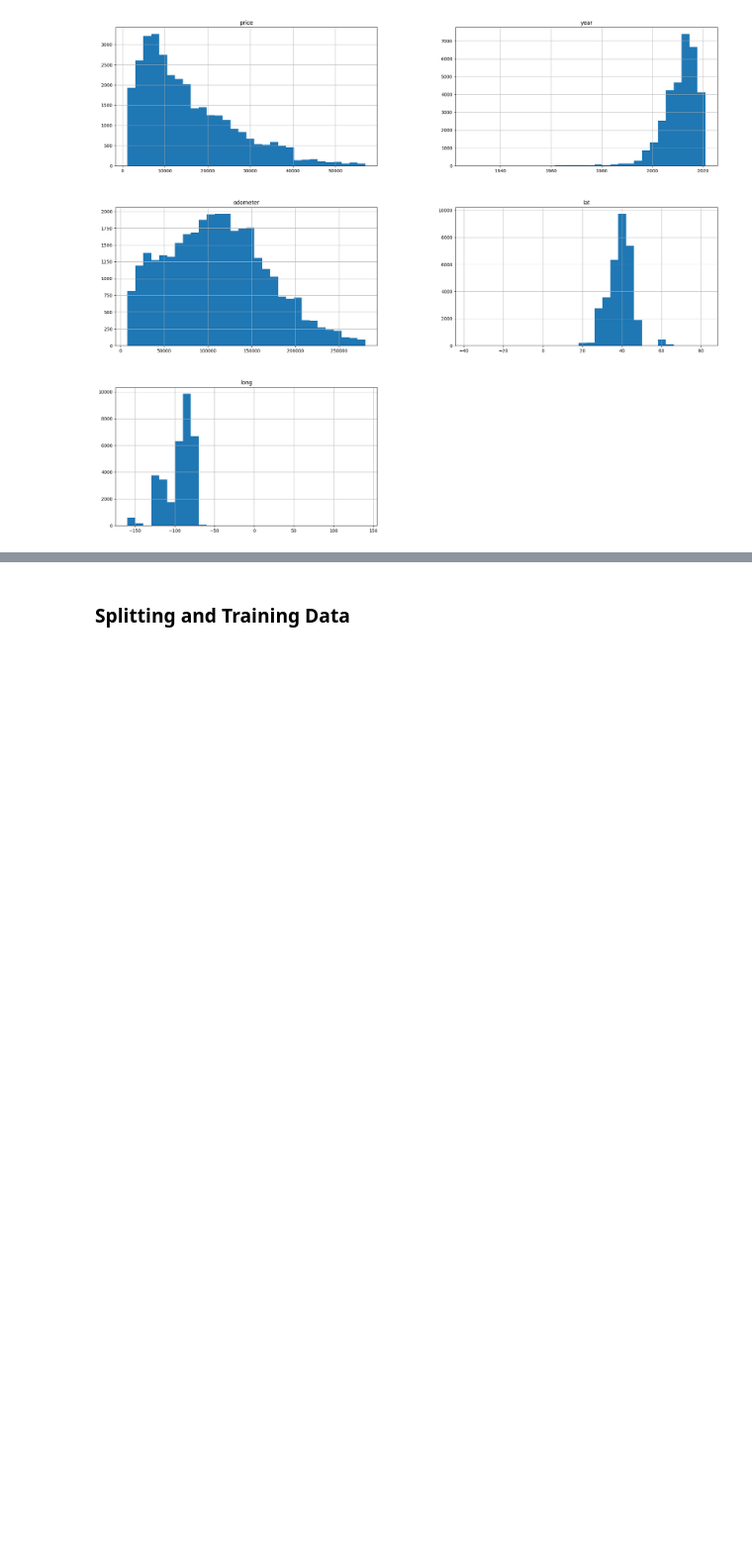
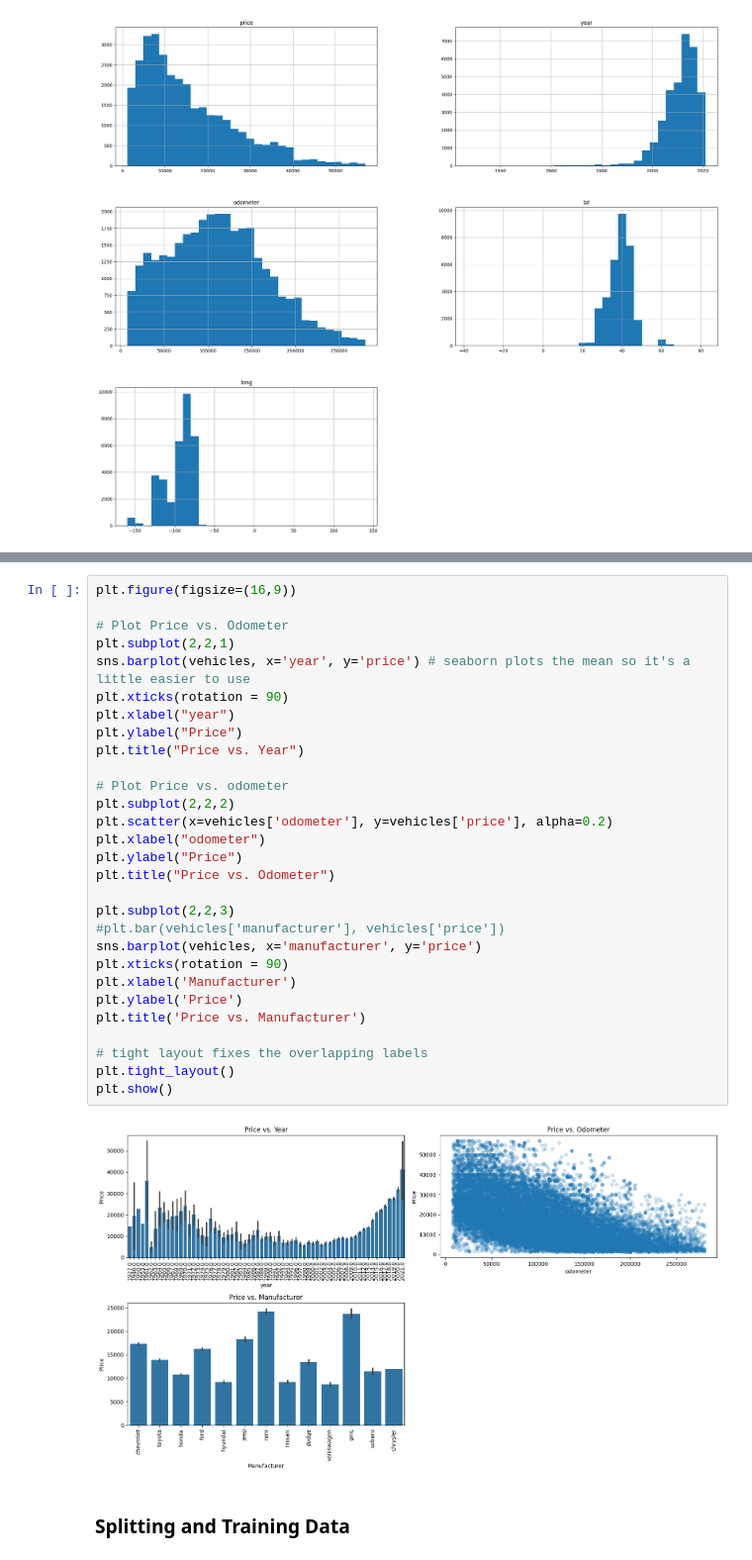
Before and after one commit to Ali7109/3401Project, a Jupyter notebook: src/CarPredictionModel.ipynb, the cells around one changed output, grey strips where cells are left out. Shown at 99% size. Drawn from its saved outputs; the diff is of its cells as text; blank space fills up the shorter version.

```diff
--- a/src/CarPredictionModel.ipynb
+++ b/src/CarPredictionModel.ipynb
@@ -160,3 +163,34 @@ plt.scatter(vehicles['odometer'], vehicles['price'], alpha=0.02)
+# %%
+plt.figure(figsize=(16,9))
+
+# Plot Price vs. Odometer
+plt.subplot(2,2,1)
+sns.barplot(vehicles, x='year', y='price') # seaborn plots the mean so it's a little easier to use
+plt.xticks(rotation = 90)
+plt.xlabel("year")
+plt.ylabel("Price")
+plt.title("Price vs. Year")
+
+# Plot Price vs. odometer
+plt.subplot(2,2,2)
+plt.scatter(x=vehicles['odometer'], y=vehicles['price'], alpha=0.2)
+plt.xlabel("odometer")
+plt.ylabel("Price")
+plt.title("Price vs. Odometer")
+
+plt.subplot(2,2,3)
+#plt.bar(vehicles['manufacturer'], vehicles['price'])
+sns.barplot(vehicles, x='manufacturer', y='price')
+plt.xticks(rotation = 90)
+plt.xlabel('Manufacturer')
+plt.ylabel('Price')
+plt.title('Price vs. Manufacturer')
+
+# tight layout fixes the overlapping labels
+plt.tight_layout()
+plt.show()
+# %% [output]
+[figure, added]
 # %% [markdown]
 ### Splitting and Training Data
 # %%
```
Also changed, not shown: parts of 11 cells of this notebook.
